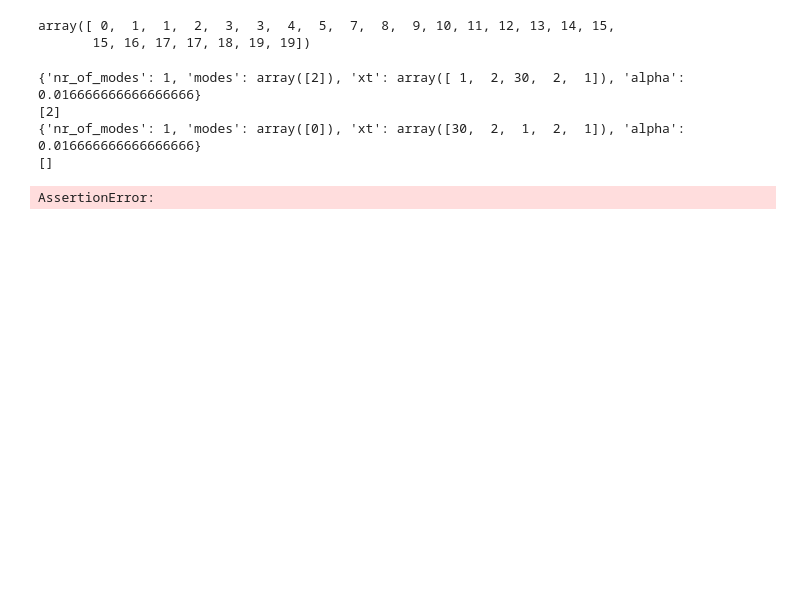
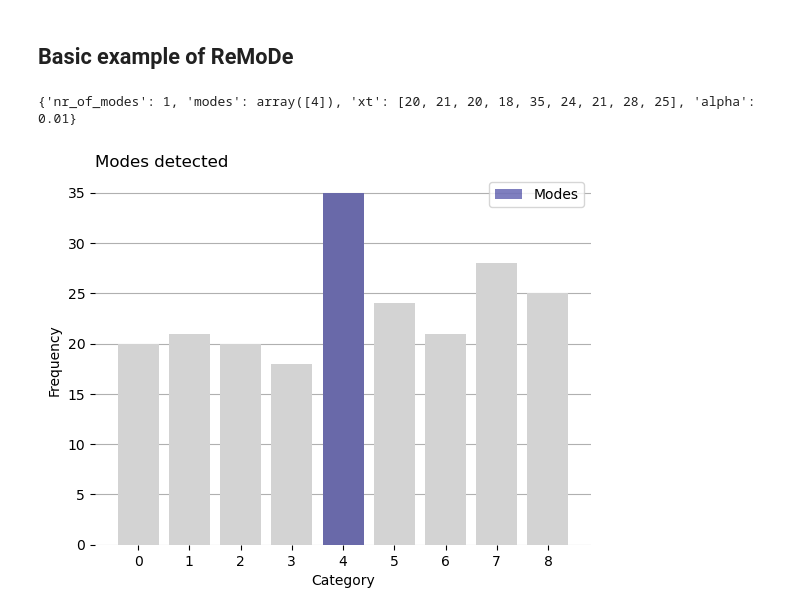
Before and after one commit to sodascience/remode, a Jupyter notebook: tutorial.ipynb, the cells around one changed output. Saved outputs shown, nothing was run; the diff lists cells and outputs as text; code cells hidden in the pictures; blank space fills up the shorter version.

```diff
--- a/tutorial.ipynb
+++ b/tutorial.ipynb
@@ -188,5 +4,0 @@ array([1, 2, 1, 2, 1, 1, 0, 1, 1, 1, 1, 1, 1, 1, 1, 2, 1, 2, 1, 2])
-# %%
-xnp.bincount(x, minlength=len(xt))
-# %% [output]
-array([ 0,  1,  1,  2,  3,  3,  4,  5,  7,  8,  9, 10, 11, 12, 13, 14, 15,
-       15, 16, 17, 17, 18, 19, 19])
@@ -237,8 +4,0 @@ def test_format_data():
-# %%
-test_find_maxima()
-# %% [output]
-{'nr_of_modes': 1, 'modes': array([2]), 'xt': array([ 1,  2, 30,  2,  1]), 'alpha': 0.016666666666666666}
-[2]
-{'nr_of_modes': 1, 'modes': array([0]), 'xt': array([30,  2,  1,  2,  1]), 'alpha': 0.016666666666666666}
-[]
-AssertionError:
@@ -285,0 +5,17 @@ def test_evaluate_robustness():
+# %% [markdown]
+## Basic example of ReMoDe
+# %%
+## Histogram counts
+xt_count = [20, 21, 20, 18, 35, 24, 21, 28, 25]
+
+# Start ReMoDe
+remode = ReMoDe()
+
+# Fit the data and plot maxima
+result = remode.fit(xt_count)
+print(result)
+
+remode.plot_maxima()
+# %% [output]
+{'nr_of_modes': 1, 'modes': array([4]), 'xt': [20, 21, 20, 18, 35, 24, 21, 28, 25], 'alpha': 0.01}
+[figure, added]
```
Also changed, not shown: parts of 20 cells of this notebook.
